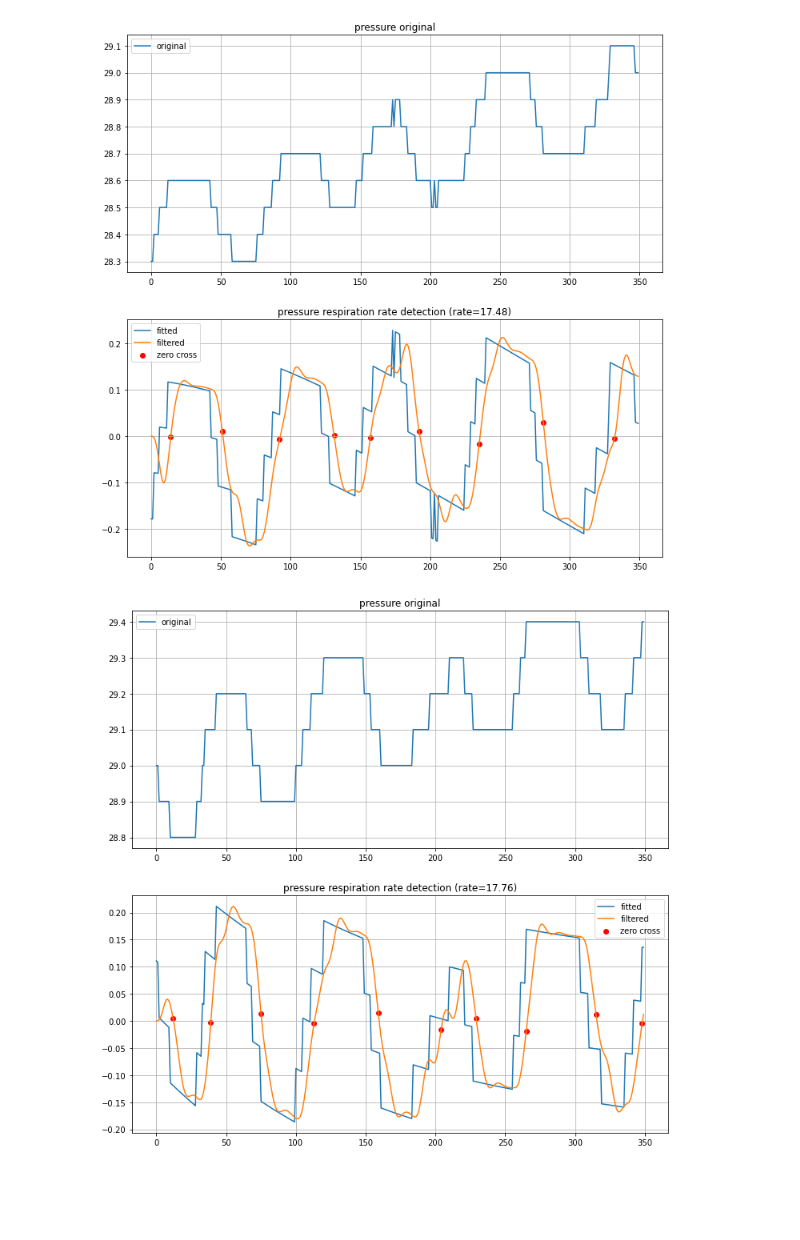
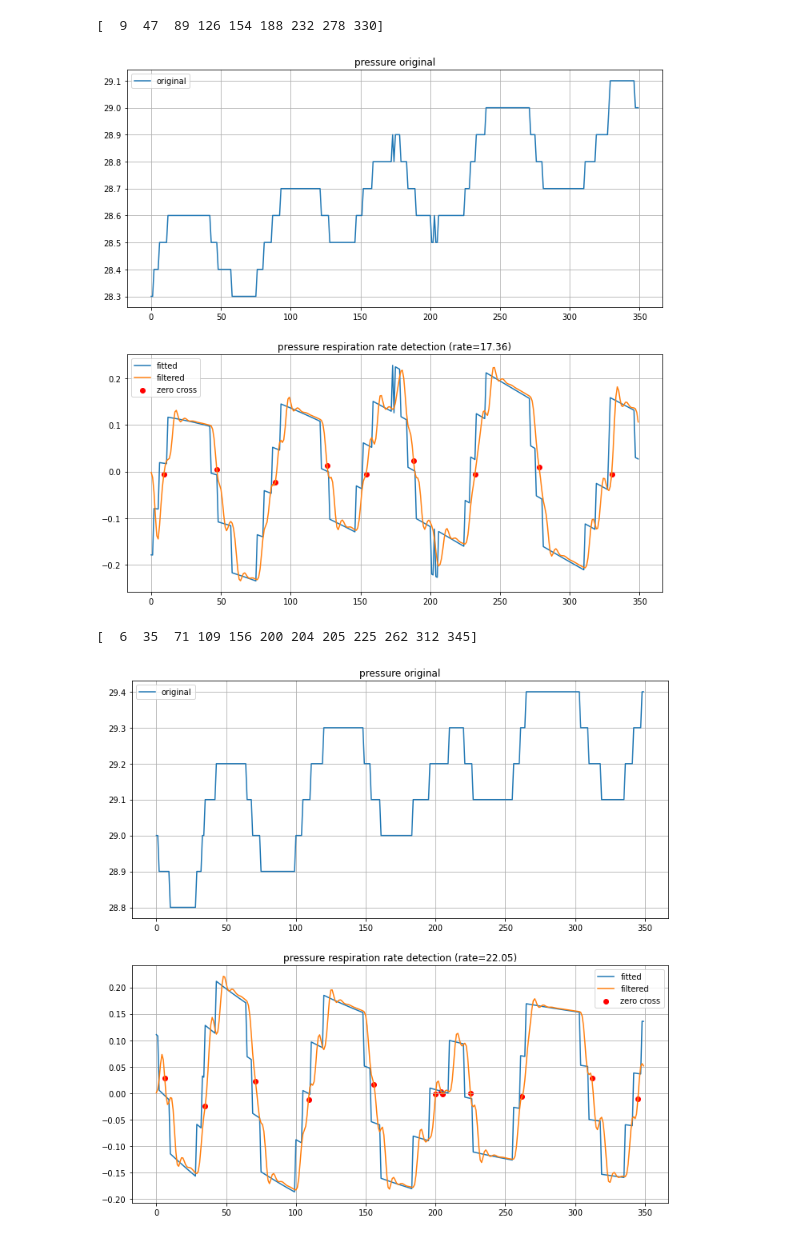
Before and after one commit to ka-moamoa/facebit-ios, a Jupyter notebook: data-exploration/respiration_rate.ipynb, the cells around one changed output. Drawn from its saved outputs; the diff is of its cells as text; code cells hidden in the pictures; blank space fills up the shorter version.

```diff
--- a/data-exploration/respiration_rate.ipynb
+++ b/data-exploration/respiration_rate.ipynb
@@ -97,10 +97,9 @@ def poly_fit(x, y, degree=2, lr=0.01, iters=100):
 
     return np.dot(X, theta)
 # %%
-def respiration_rate(df, fit='linear', degree=None):
+def respiration_rate(df, fit='linear', degree=None, cutoff=2, freq=25):
     y = df['value'].to_numpy()
     x = np.array(range(len(y)))
-
     if fit == 'linear':
         # least square linear regression
         a, b = linear_fit(x, y)
@@ -119,17 +118,30 @@ def respiration_rate(df, fit='linear', degree=None):
 
 
     # low pass filter
-    filtered_y = lp_filter(2,fit_y,25)
+    filtered_y = lp_filter(cutoff,fit_y,freq)
 
     # zero crossing indices
     zero_crossings = np.where(np.diff(np.sign(filtered_y)))[0]
 
+    # filter zero crossings near eachother
+    threshold = 5
+    zero_crossings_filter = []
+    for i in range(1, len(zero_crossings)-1):
+        cur = zero_crossings[i]
+        next = zero_crossing[i+1]
+        last = zero_crossings[i-1]
+
+        if next-cur < threshold:
+            zero_crossing[i] = False
+
+    print(zero_crossing)
+
     # calc resp rate
-    zero_crossing_records = df.iloc[zero_crossings]
+    zero_crossing_records = df.iloc[zero_crossings])
+
+    rates = []
 
     date_format = '%Y-%m-%d %H:%M:%S.%f'
-
-    rates = []
 
     for i in range(0, len(zero_crossing_records)-2, 1):
         start = datetime.strptime(zero_crossing_records.iloc[i][-1], date_format)
@@ -140,10 +152,10 @@ def respiration_rate(df, fit='linear', degree=None):
 
     return resp_rate, y, x, fit_y, filtered_y, zero_crossings
 
-def plot_respiration_rate(df, label, fit, degree=None):
+def plot_respiration_rate(df, label, fit, degree=None, cutoff=2, freq=25):
     fig, axs = plt.subplots(2)
 
-    resp_rate, y, x, fit_y, filtered_y, zero_crossings_idx = respiration_rate(df, fit, degree)
+    resp_rate, y, x, fit_y, filtered_y, zero_crossings_idx = respiration_rate(df, fit, degree, cutoff, freq)
     axs[0].plot(x, y, label='original')
     axs[0].set_title(f'{label} original')
     axs[0].grid()
@@ -174,5 +186,5 @@ plot_respiration_rate(df_temp, label='temp', fit='poly', degree=3)
 window = 350
 
 for i in range(0, len(df_pressure)-window, window):
-    plot_respiration_rate(df_pressure[i:i+window], label='pressure', fit='poly', degree=4)
+    plot_respiration_rate(df_pressure[i:i+window], label='pressure', fit='poly', degree=4, cutoff=4, freq=25)
 # %% [output]
@@ -184,4 +201,4 @@ for i in range(0, len(df_pressure)-window, window):
 # %%
 for i in range(0, len(df_temp)-window, window):
-    plot_respiration_rate(df_temp[i:i+window], label='pressure', fit='poly', degree=4)
+    plot_respiration_rate(df_temp[i:i+window], label='pressure', fit='poly', degree=4, cutoff=4, freq=25)
 # %% [output]
@@ -191,2 +211,4 @@ for i in range(0, len(df_temp)-window, window):
+[  9  47  89 126 154 188 232 278 330]
-[figure, old version]
+[figure, new version]
+[  6  35  71 109 156 200 204 205 225 262 312 345]
-[figure, old version]
+[figure, new version]
```
Also changed, not shown: parts of 4 cells of this notebook.
